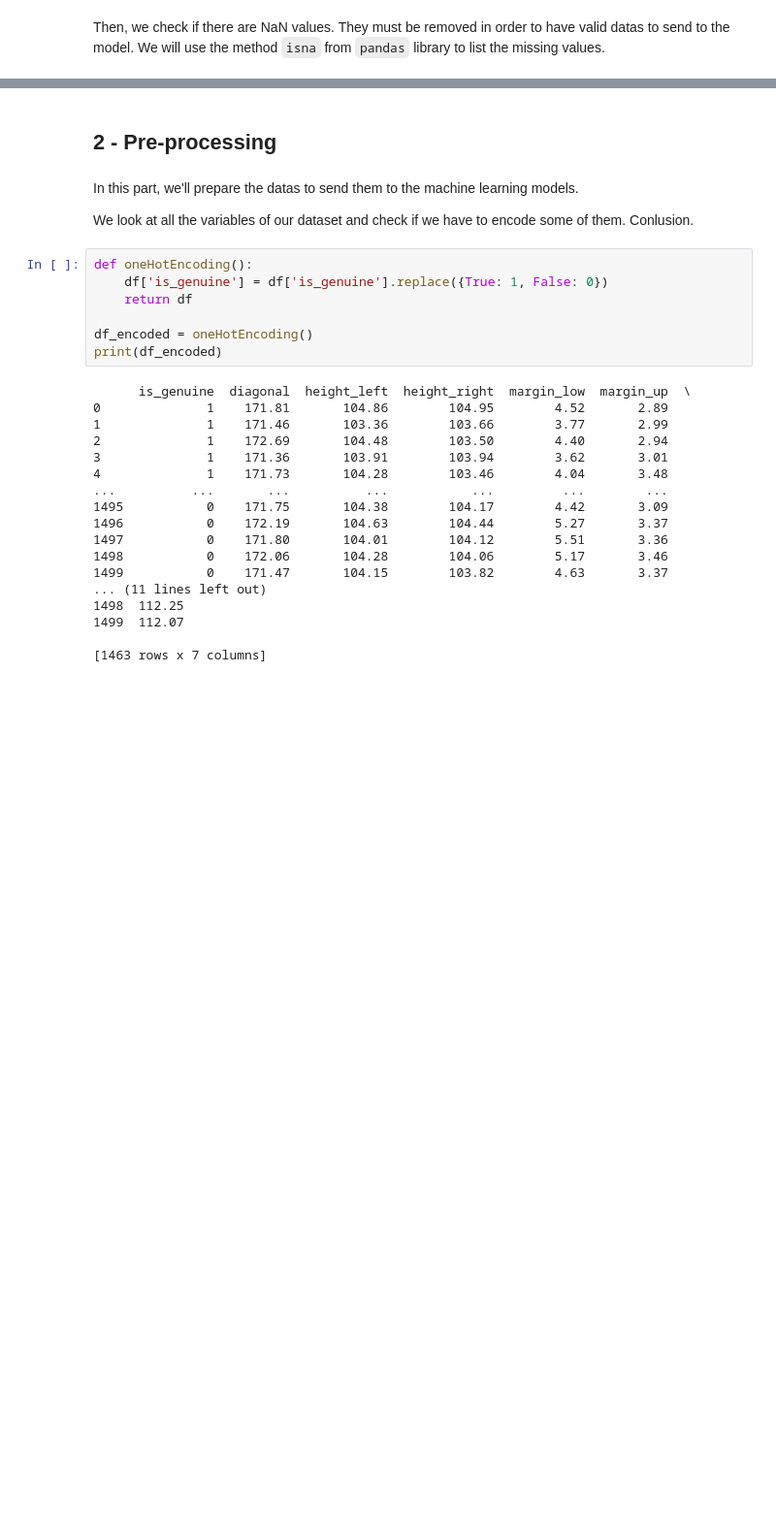
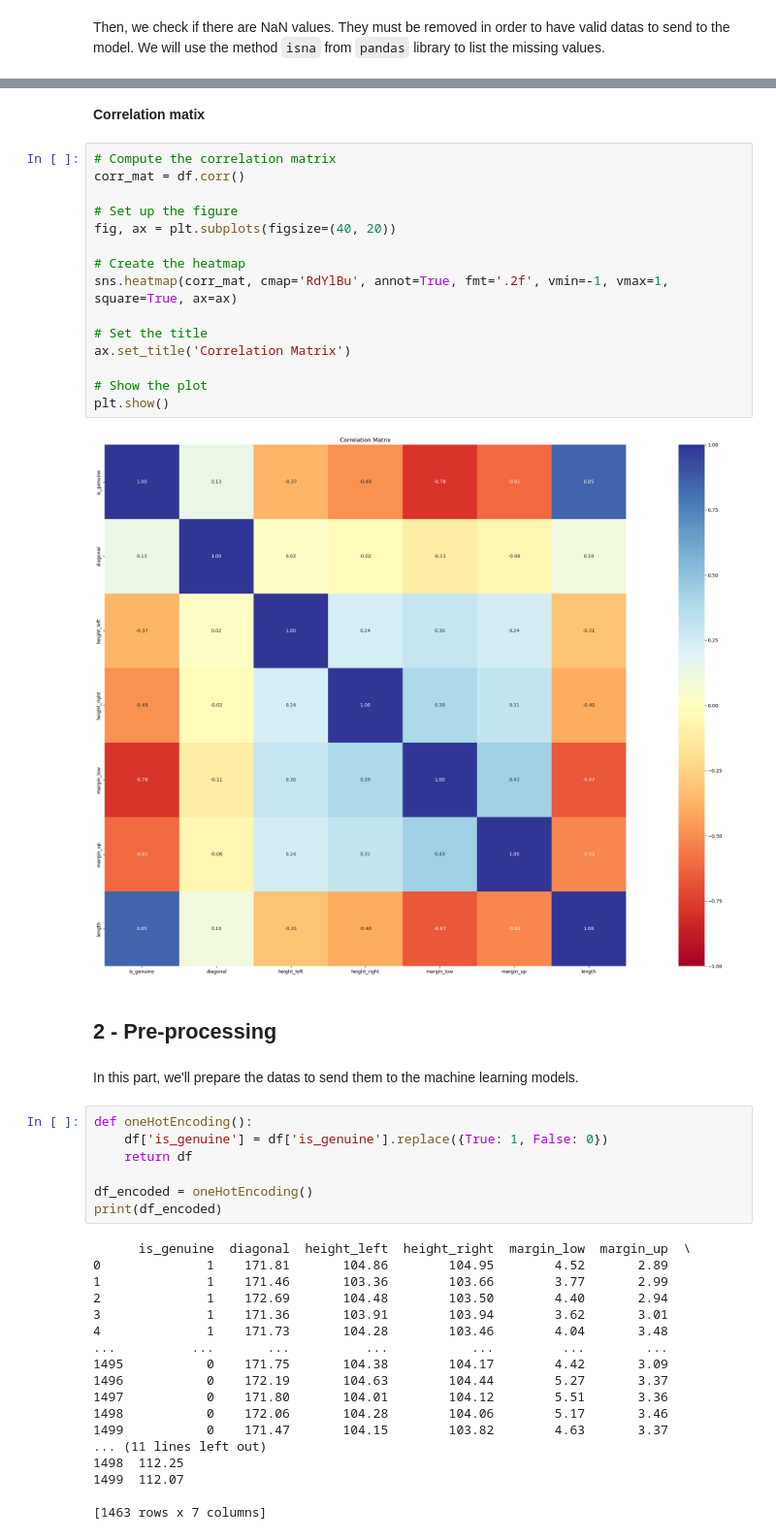
Before and after one commit to PritamCharles/ML-Fake-bills-Dataset, a Jupyter notebook: main.ipynb, the cells around one changed output, grey strips where cells are left out. Shown at 97% size. Cells and saved outputs as stored; diff of their text form; blank space fills up the shorter version.

Commit message:
Ajout de la partie boosting et de la matrice de correlation

```diff
--- a/main.ipynb
+++ b/main.ipynb
@@ -189,9 +158,26 @@ As this target variable, in the dataset is given as True or False, we have to en
+# %% [markdown]
+**Correlation matix**
+# %%
+# Compute the correlation matrix
+corr_mat = df.corr()
+
+# Set up the figure
+fig, ax = plt.subplots(figsize=(40, 20))
+
+# Create the heatmap
+sns.heatmap(corr_mat, cmap='RdYlBu', annot=True, fmt='.2f', vmin=-1, vmax=1, square=True, ax=ax)
+
+# Set the title
+ax.set_title('Correlation Matrix')
+
+# Show the plot
+plt.show()
+# %% [output]
+[figure, added]
 # %% [markdown]
 ## 2 - Pre-processing
 # %% [markdown]
 In this part, we'll prepare the datas to send them to the machine learning models.
-
-We look at all the variables of our dataset and check if we have to encode some of them. Conlusion.
 # %%
 def oneHotEncoding():
     df['is_genuine'] = df['is_genuine'].replace({True: 1, False: 0})
```
Also changed, not shown: parts of 26 cells of this notebook, 2 other files.
